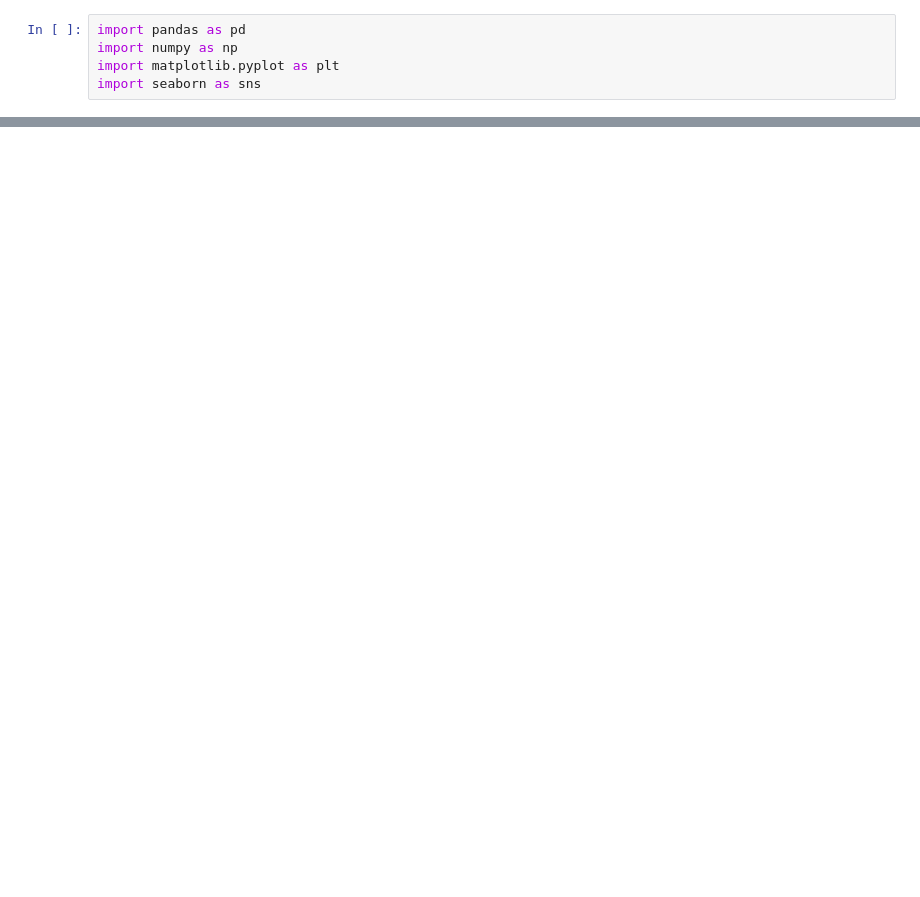
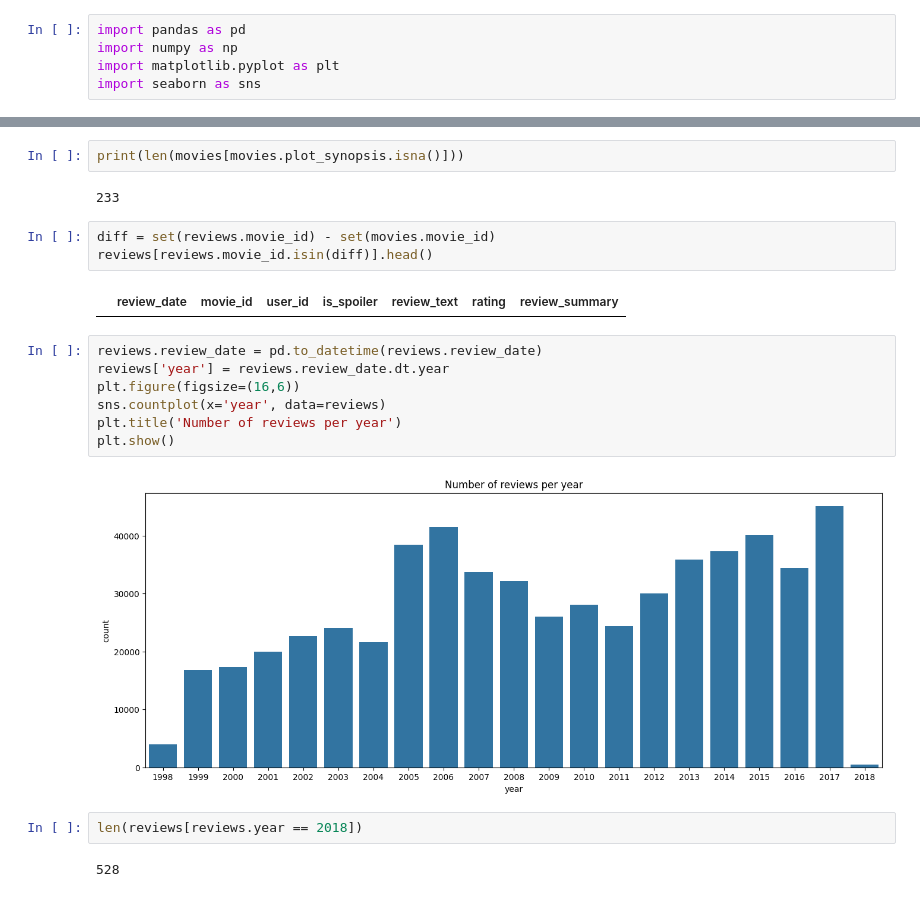
Before and after one commit to LeonardoPolverari/NLP_spoiler, a Jupyter notebook: main.ipynb, the cells around one changed output, grey strips where cells are left out. Drawn from its saved outputs; the diff is of its cells as text; blank space fills up the shorter version.

```diff
--- a/main.ipynb
+++ b/main.ipynb
@@ -45,0 +128,22 @@ plt.show()
+# %%
+print(len(movies[movies.plot_synopsis.isna()]))
+# %% [output]
+233
+# %%
+diff = set(reviews.movie_id) - set(movies.movie_id)
+reviews[reviews.movie_id.isin(diff)].head()
+# %% [output]
+|  | review_date | movie_id | user_id | is_spoiler | review_text | rating | review_summary |
+# %%
+reviews.review_date = pd.to_datetime(reviews.review_date)
+reviews['year'] = reviews.review_date.dt.year
+plt.figure(figsize=(16,6))
+sns.countplot(x='year', data=reviews)
+plt.title('Number of reviews per year')
+plt.show()
+# %% [output]
+[figure, added]
+# %%
+len(reviews[reviews.year == 2018])
+# %% [output]
+528
```
Also changed, not shown: parts of 33 cells of this notebook, 1 other file.
